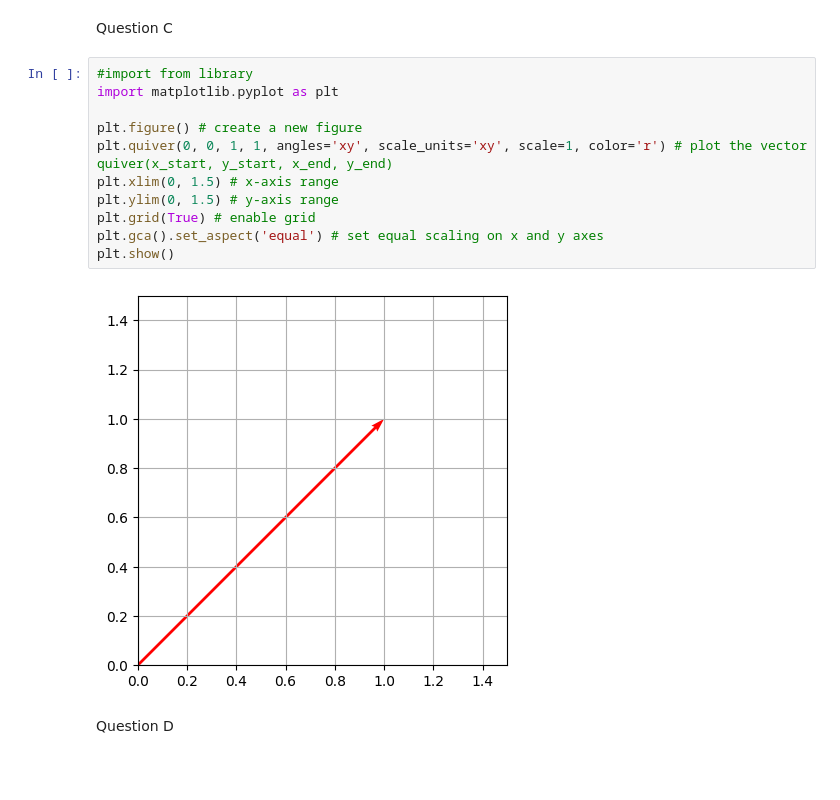
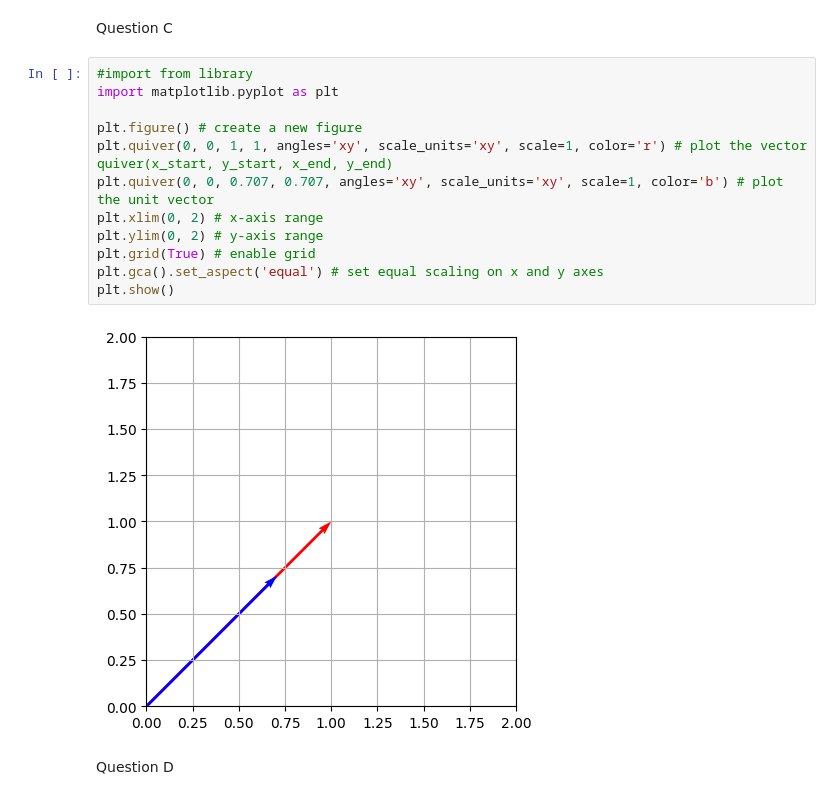
Before and after one commit to TheophilusChikodze/Math-2024-25-Winter, a Jupyter notebook: Notebooks_EN/01_Linear_Algebra/03_Vectors/LA_Vectors_introduction.ipynb, the cells around one changed output. Saved outputs shown, nothing was run; the diff lists cells and outputs as text; blank space fills up the shorter version.

```diff
--- a/Notebooks_EN/01_Linear_Algebra/03_Vectors/LA_Vectors_introduction.ipynb
+++ b/Notebooks_EN/01_Linear_Algebra/03_Vectors/LA_Vectors_introduction.ipynb
@@ -230,16 +230,17 @@ Question C
 # %%
 #import from library
 import matplotlib.pyplot as plt
 
 plt.figure() # create a new figure
 plt.quiver(0, 0, 1, 1, angles='xy', scale_units='xy', scale=1, color='r') # plot the vector quiver(x_start, y_start, x_end, y_end)
-plt.xlim(0, 1.5) # x-axis range
-plt.ylim(0, 1.5) # y-axis range
+plt.quiver(0, 0, 0.707, 0.707, angles='xy', scale_units='xy', scale=1, color='b') # plot the unit vector
+plt.xlim(0, 2) # x-axis range
+plt.ylim(0, 2) # y-axis range
 plt.grid(True) # enable grid
 plt.gca().set_aspect('equal') # set equal scaling on x and y axes
 plt.show()
 # %% [output]
-[figure, old version]
+[figure, new version]
 # %% [markdown]
 Question D
 # %%
```
Also changed, not shown: parts of 1 cell of this notebook.
